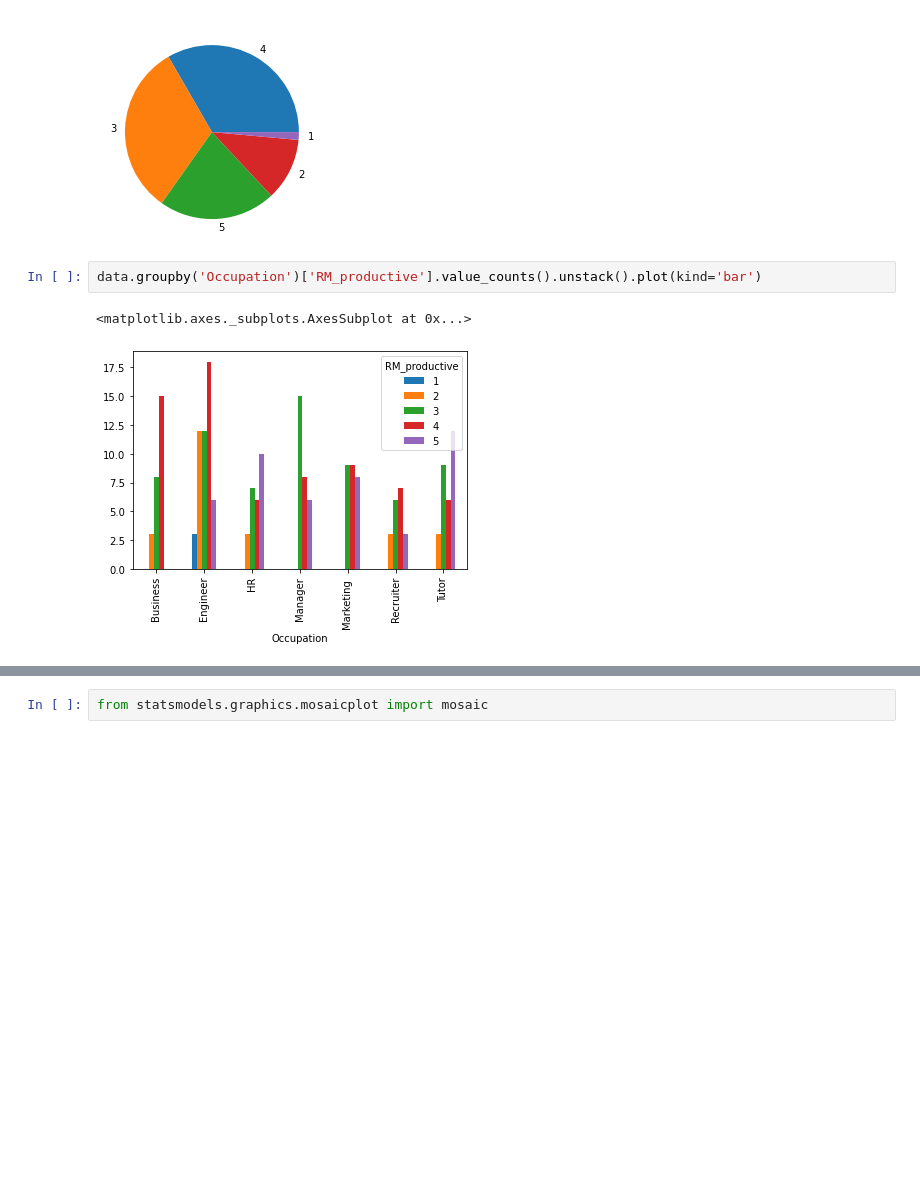
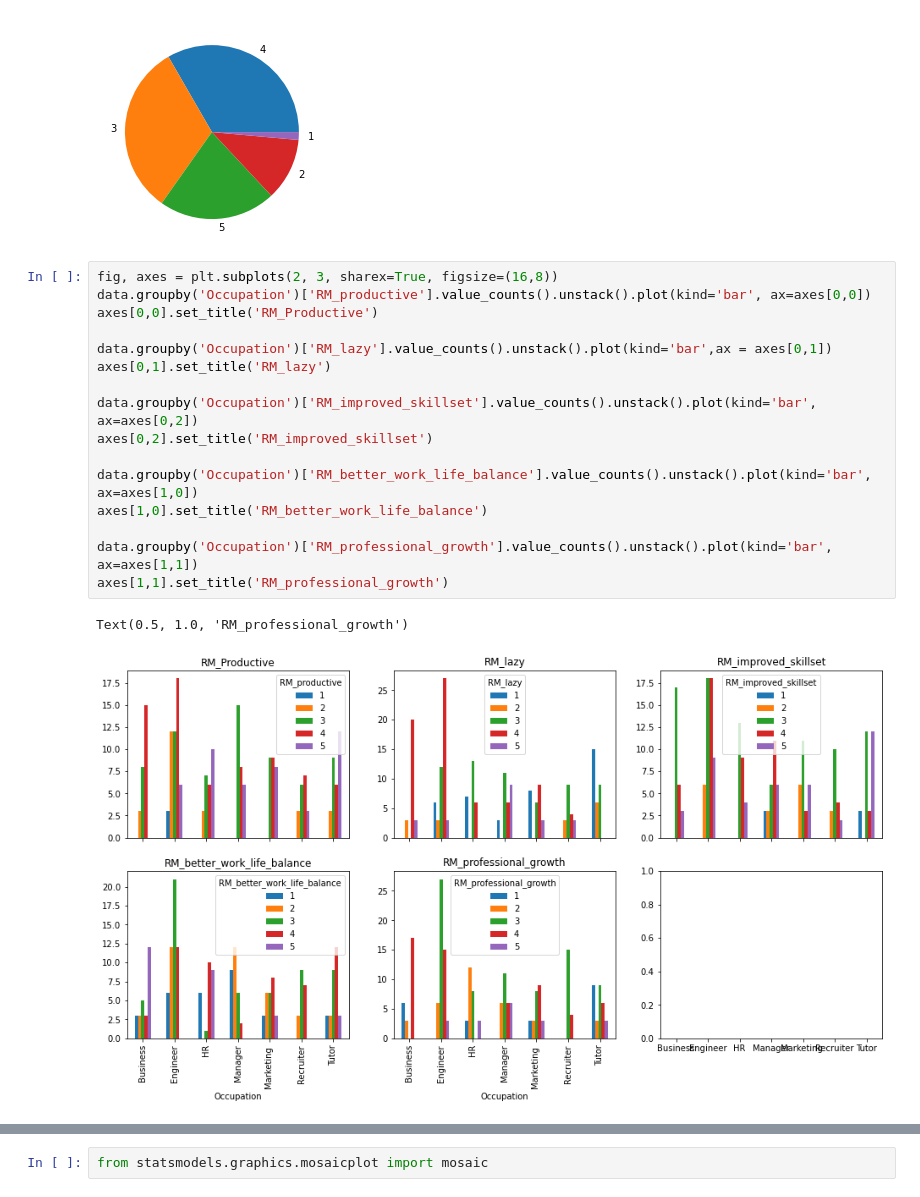
Before and after one commit to sinchana-hathwar/WFH_vs_WFO, a Jupyter notebook: wfh_vs_wfo.ipynb, the cells around one changed output, grey strips where cells are left out. Saved outputs shown, nothing was run; the diff lists cells and outputs as text; blank space fills up the shorter version.

```diff
--- a/wfh_vs_wfo.ipynb
+++ b/wfh_vs_wfo.ipynb
@@ -135,11 +135,25 @@ plt.pie(data['RM_productive'].value_counts().values,labels = data['RM_productive
   Text(0.9879405284079203, -0.48370808586282626, '2'),
   Text(1.098860046828337, -0.050065931374790734, '1')])
 [figure]
-# %%
-data.groupby('Occupation')['RM_productive'].value_counts().unstack().plot(kind='bar')
-# %% [output]
-<matplotlib.axes._subplots.AxesSubplot at 0x...>
-[figure, removed]
+# %%
+fig, axes = plt.subplots(2, 3, sharex=True, figsize=(16,8))
+data.groupby('Occupation')['RM_productive'].value_counts().unstack().plot(kind='bar', ax=axes[0,0])
+axes[0,0].set_title('RM_Productive')
+
+data.groupby('Occupation')['RM_lazy'].value_counts().unstack().plot(kind='bar',ax = axes[0,1])
+axes[0,1].set_title('RM_lazy')
+
+data.groupby('Occupation')['RM_improved_skillset'].value_counts().unstack().plot(kind='bar', ax=axes[0,2])
+axes[0,2].set_title('RM_improved_skillset')
+
+data.groupby('Occupation')['RM_better_work_life_balance'].value_counts().unstack().plot(kind='bar', ax=axes[1,0])
+axes[1,0].set_title('RM_better_work_life_balance')
+
+data.groupby('Occupation')['RM_professional_growth'].value_counts().unstack().plot(kind='bar', ax=axes[1,1])
+axes[1,1].set_title('RM_professional_growth')
+# %% [output]
+Text(0.5, 1.0, 'RM_professional_growth')
+[figure, added]
 # %%
 plt.figure(figsize = (15,15))
 sns.violinplot(x = 'Occupation', y='RM_productive',hue = 'Gender',data = data).set_title('Violinplot for RM_productive with respect to occupation and gender')
```
Also changed, not shown: parts of 19 cells of this notebook.
